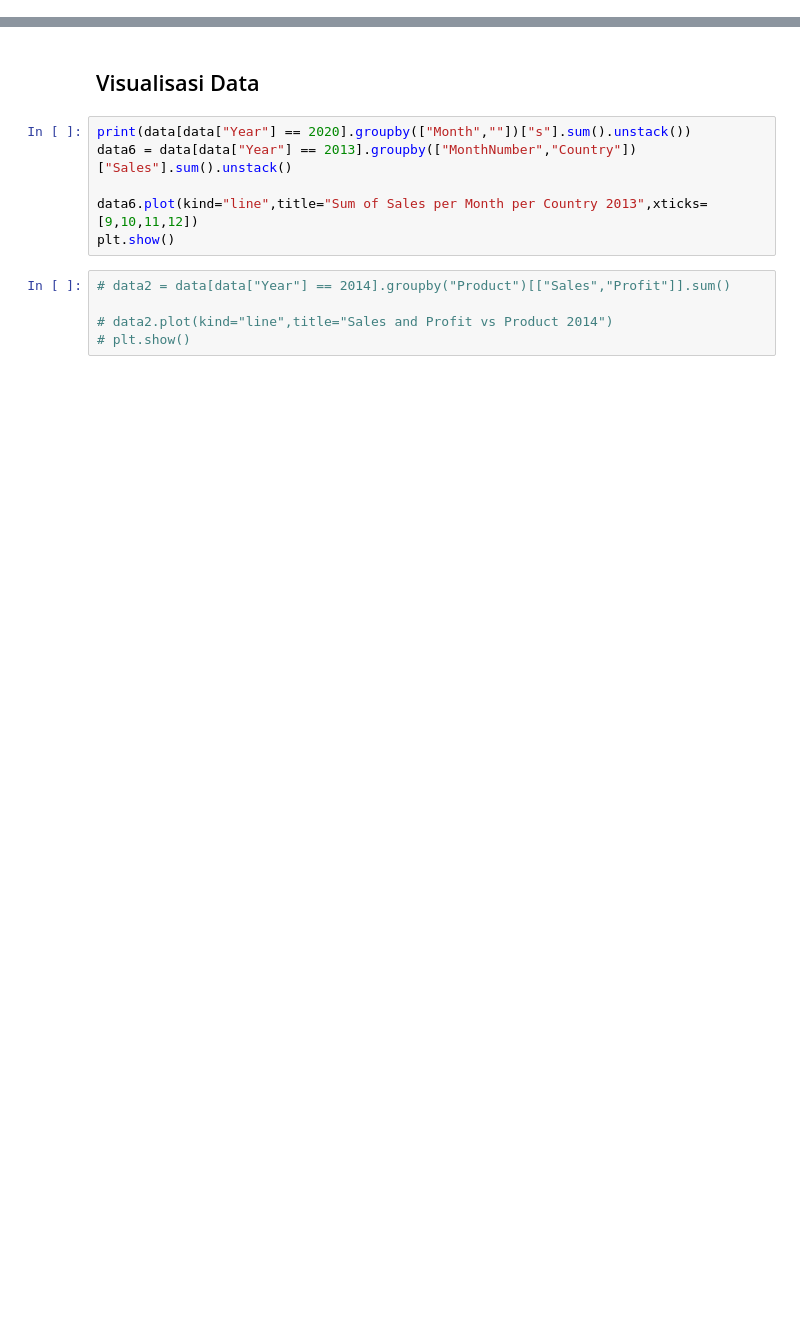
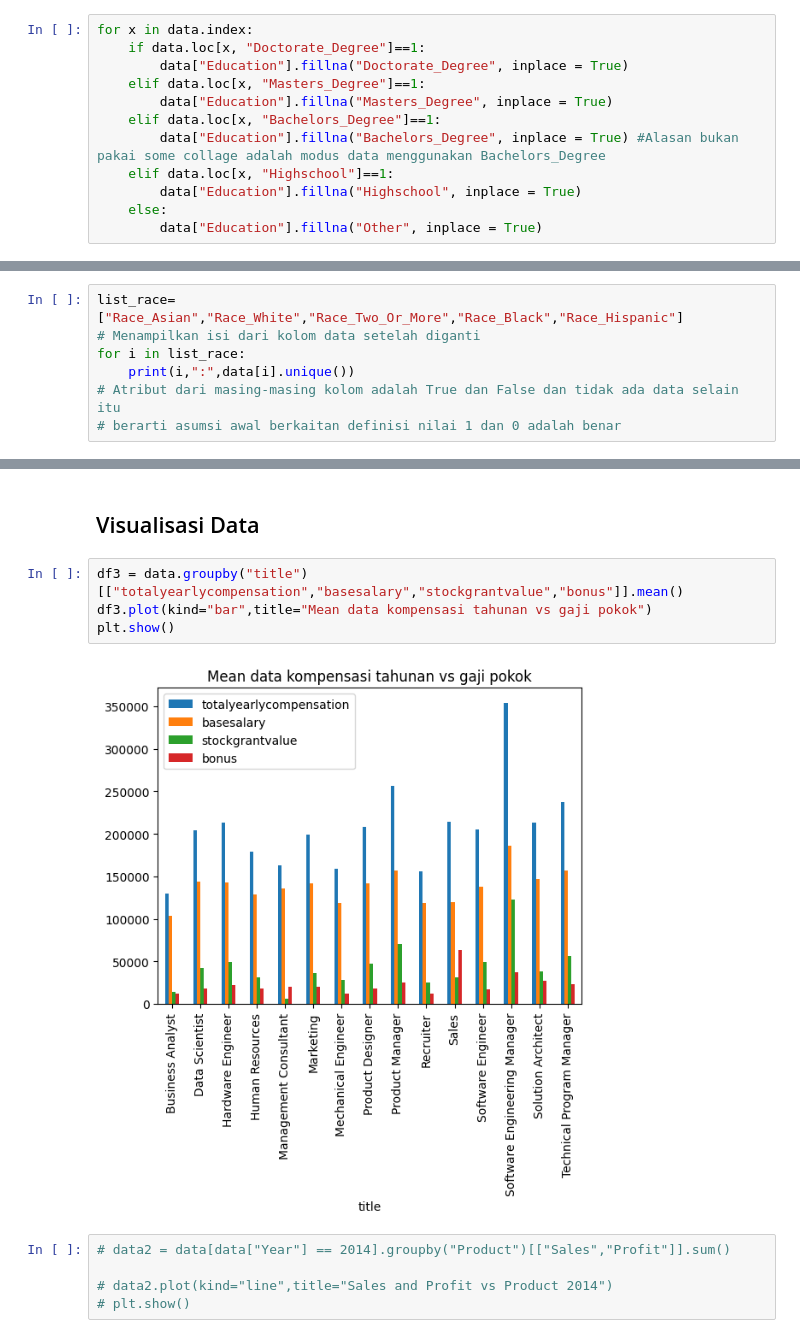
Before and after one commit to fairuzald/andat-Tubes2, a Jupyter notebook: main.ipynb, the cells around one changed output, grey strips where cells are left out. Drawn from its saved outputs; the diff is of its cells as text; blank space fills up the shorter version.

```diff
--- a/main.ipynb
+++ b/main.ipynb
@@ -462,0 +472,12 @@ Lulusan S3: 1803 orang
+# %%
+for x in data.index:
+    if data.loc[x, "Doctorate_Degree"]==1:
+        data["Education"].fillna("Doctorate_Degree", inplace = True)
+    elif data.loc[x, "Masters_Degree"]==1:
+        data["Education"].fillna("Masters_Degree", inplace = True)
+    elif data.loc[x, "Bachelors_Degree"]==1:
+        data["Education"].fillna("Bachelors_Degree", inplace = True) #Alasan bukan pakai some collage adalah modus data menggunakan Bachelors_Degree
+    elif data.loc[x, "Highschool"]==1:
+        data["Education"].fillna("Highschool", inplace = True)
+    else:
+        data["Education"].fillna("Other", inplace = True)
@@ -474,0 +496,7 @@ data.loc[(data["Race_Asian"] != 0) & (data["Race_Asian"] != 1)]
+# %%
+list_race= ["Race_Asian","Race_White","Race_Two_Or_More","Race_Black","Race_Hispanic"]
+# Menampilkan isi dari kolom data setelah diganti
+for i in list_race:
+    print(i,":",data[i].unique())
+# Atribut dari masing-masing kolom adalah True dan False dan tidak ada data selain itu
+# berarti asumsi awal berkaitan definisi nilai 1 dan 0 adalah benar
@@ -597,12 +633,12 @@ samples[["totalyearlycompensation", "yearsofexperience", "yearsatcompany","bases
 | max | 209,000.0000 | 41.0000 | 25.0000 | 208,000.0000 | 450,000.0000 | 110,000.0000 | ... |
 # %% [markdown]
 ## Visualisasi Data
-# %%
-print(data[data["Year"] == 2020].groupby(["Month",""])["s"].sum().unstack())
-data6 = data[data["Year"] == 2013].groupby(["MonthNumber","Country"])["Sales"].sum().unstack()
-
-data6.plot(kind="line",title="Sum of Sales per Month per Country 2013",xticks=[9,10,11,12])
-plt.show()
+# %%
+df3 = data.groupby("title")[["totalyearlycompensation","basesalary","stockgrantvalue","bonus"]].mean()
+df3.plot(kind="bar",title="Mean data kompensasi tahunan vs gaji pokok")
+plt.show()
+# %% [output]
+[figure, added]
 # %%
 # data2 = data[data["Year"] == 2014].groupby("Product")[["Sales","Profit"]].sum()
 
```
Also changed, not shown: parts of 29 cells of this notebook.
